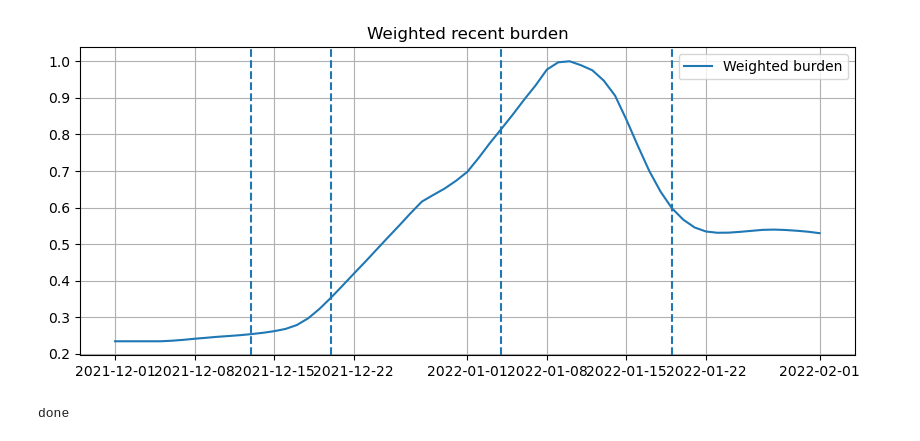
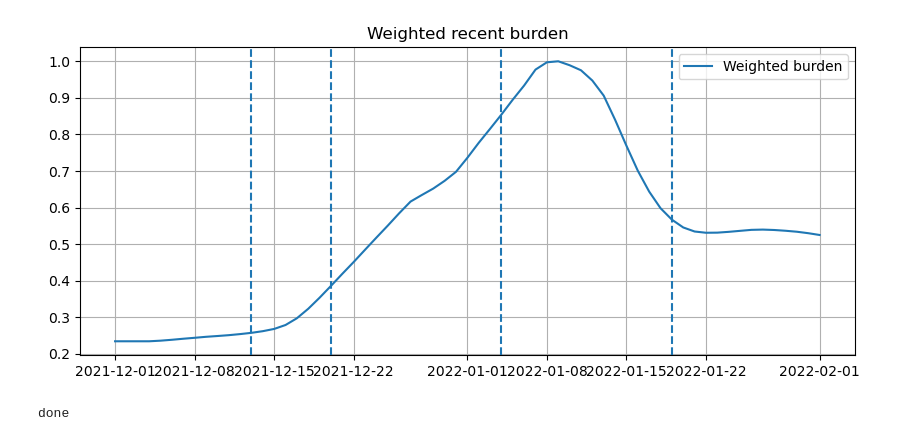
Before and after one commit to SequorIkkyu/covid-m4r, a Jupyter notebook: notebooks/beta_exponential_changing_uk1.ipynb, the cells around one changed output. Cells and saved outputs as stored; diff of their text form; code cells hidden in the pictures.

```diff
--- a/notebooks/beta_exponential_changing_uk1.ipynb
+++ b/notebooks/beta_exponential_changing_uk1.ipynb
@@ -19,7 +19,7 @@ obs_cases = df_fit["cases_7d"].values.astype(float)
 T = len(obs_cases)
 
 # parameters
-tau = 4
+tau = 3
 gamma = 1/7
 N = 67_000_000
 
@@ -56,34 +56,34 @@ burden = np.zeros(T)
 
 for t in range(T):
     vals = []
     wts = []
 
     for ell in range(L):
         idx = t - ell
         if idx >= 0:
             vals.append(obs_delayed[idx])
             wts.append(weights[ell])
 
     vals = np.array(vals)
     wts = np.array(wts)
     wts = wts / wts.sum()
 
     burden[t] = np.sum(wts * vals)
 
 # normalize
 burden = burden / np.max(burden)
 
 # plot burden
 plt.figure(figsize=(10,4))
 plt.plot(dates, burden, label="Weighted burden")
 for d in break_dates:
     plt.axvline(pd.Timestamp(d), linestyle="--")
 plt.legend()
 plt.title("Weighted recent burden")
 plt.grid()
 plt.show()
 # %% [output]
-[figure, old version]
+[figure, new version]
 # %%
 # =========================================================
 # BLOCK 2: model + fitting
```
Also changed, not shown: 27 other files.
